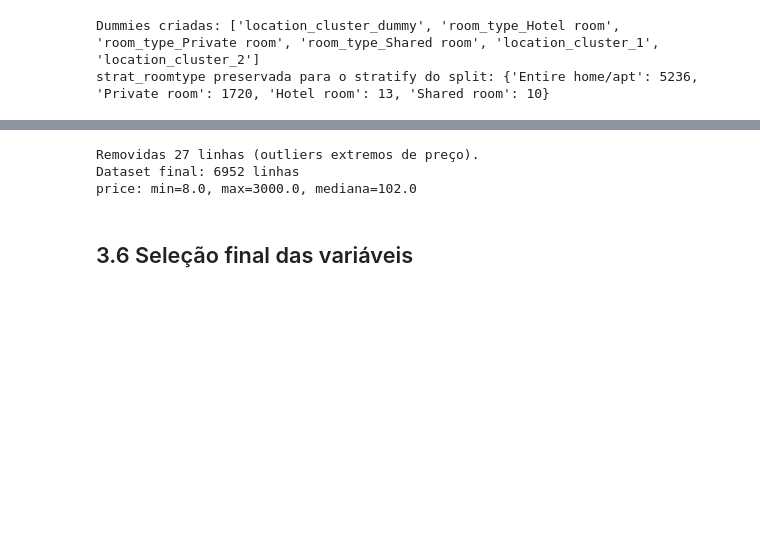
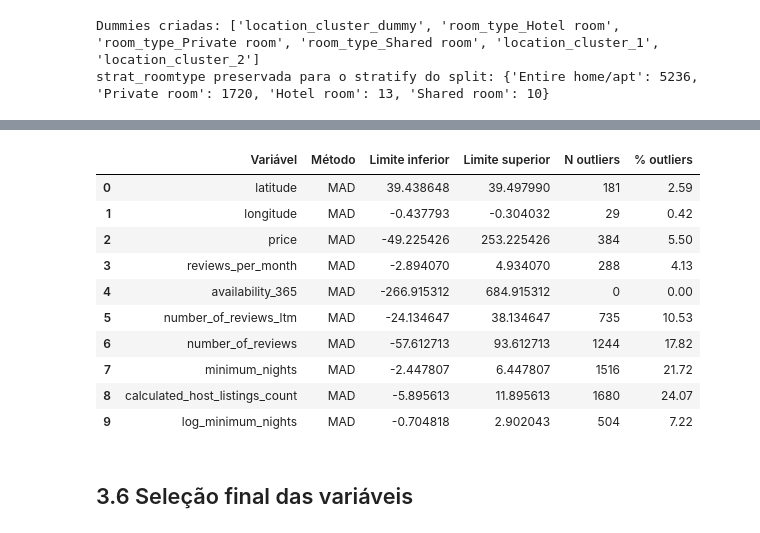
Before and after one commit to leandromicael123/An-lise-regress-o, a Jupyter notebook: Trabalho_v2.ipynb, the cells around one changed output, grey strips where cells are left out. Saved outputs shown, nothing was run; the diff lists cells and outputs as text; code cells hidden in the pictures; blank space fills up the shorter version.

```diff
--- a/Trabalho_v2.ipynb
+++ b/Trabalho_v2.ipynb
@@ -1068,17 +972,65 @@ df
-# %%
-# Remoção de outliers EXTREMOS (não todos os flagged — apenas os claramente errados)
-# Critério: preço impossível (> 10 000 €/noite) ou flagged por >=3 métodos E price > 3000
-n_antes = len(df)
-extremos = (df["price"] > 10000) | (out_flags["is_outlier"] & (df["price"] > 3000))
-df = df[~extremos].copy()
-print(f"Removidas {n_antes - len(df)} linhas (outliers extremos de preço).")
-print(f"Dataset final: {len(df)} linhas")
-
-# Recalcular log_price após remoção (apenas actualiza índice, valores inalterados)
-print(f"price: min={df['price'].min()}, max={df['price'].max()}, mediana={df['price'].median()}")
-# %% [output]
-Removidas 27 linhas (outliers extremos de preço).
-Dataset final: 6952 linhas
-price: min=8.0, max=3000.0, mediana=102.0
+# %%
+# Função para detecção de outliers univariados
+def detecao_outliers_univariados(variaveis, metodo="mad"):
+    dados_variaveis = []
+    match metodo:
+        case "iqr":
+            for col in variaveis:
+                q1 = df[col].quantile(0.25)
+                q3 = df[col].quantile(0.75)
+                iqr = q3 - q1
+                lower = q1 - 1.5 * iqr
+                upper = q3 + 1.5 * iqr
+                outliers = df[(df[col] < lower) | (df[col] > upper)][col]
+                dados_variaveis.append({
+                    "Variável": col,
+                    "Método": "IQR",
+                    "Limite inferior": lower,
+                    "Limite superior": upper,
+                    "N outliers": outliers.count(),
+                    "% outliers": round(outliers.count() / len(df) * 100, 2)
+                })
+        case "mad":
+            for col in variaveis:
+                mediana = df[col].median()
+                mad = sm.robust.scale.mad(df[col].dropna())
+                lower = mediana - 3 * mad
+                upper = mediana + 3 * mad
+                outliers = df[(df[col] < lower) | (df[col] > upper)][col]
+                dados_variaveis.append({
+                    "Variável": col,
+                    "Método": "MAD",
+                    "Limite inferior": lower,
+                    "Limite superior": upper,
+                    "N outliers": outliers.count(),
+                    "% outliers": round(outliers.count() / len(df) * 100, 2)
+                })
+        case "percentil":
+            for col in variaveis:
+                lower = df[col].quantile(0.01)
+                upper = df[col].quantile(0.99)
+                outliers = df[(df[col] < lower) | (df[col] > upper)][col]
+                dados_variaveis.append({
+                    "Variável": col,
+                    "Método": "Percentil 1-99",
+                    "Limite inferior": lower,
+                    "Limite superior": upper,
+                    "N outliers": outliers.count(),
+                    "% outliers": round(outliers.count() / len(df) * 100, 2)
+                })
+    return pd.DataFrame(dados_variaveis)
+detecao_outliers_univariados(quantitativa_continuas+quantitativa_discretas+["log_minimum_nights"], metodo="mad")
+# %% [output]
+|  | Variável | Método | Limite inferior | Limite superior | N outliers | % outliers |
+| 0 | latitude | MAD | 39.438648 | 39.497990 | 181 | 2.59 |
+| 1 | longitude | MAD | -0.437793 | -0.304032 | 29 | 0.42 |
+| 2 | price | MAD | -49.225426 | 253.225426 | 384 | 5.50 |
+| 3 | reviews_per_month | MAD | -2.894070 | 4.934070 | 288 | 4.13 |
+| 4 | availability_365 | MAD | -266.915312 | 684.915312 | 0 | 0.00 |
+| 5 | number_of_reviews_ltm | MAD | -24.134647 | 38.134647 | 735 | 10.53 |
+| 6 | number_of_reviews | MAD | -57.612713 | 93.612713 | 1244 | 17.82 |
+| 7 | minimum_nights | MAD | -2.447807 | 6.447807 | 1516 | 21.72 |
+| 8 | calculated_host_listings_count | MAD | -5.895613 | 11.895613 | 1680 | 24.07 |
+| 9 | log_minimum_nights | MAD | -0.704818 | 2.902043 | 504 | 7.22 |
 # %% [markdown]
 ## 3.6 Seleção final das variáveis
```
Also changed, not shown: parts of 15 cells of this notebook.
